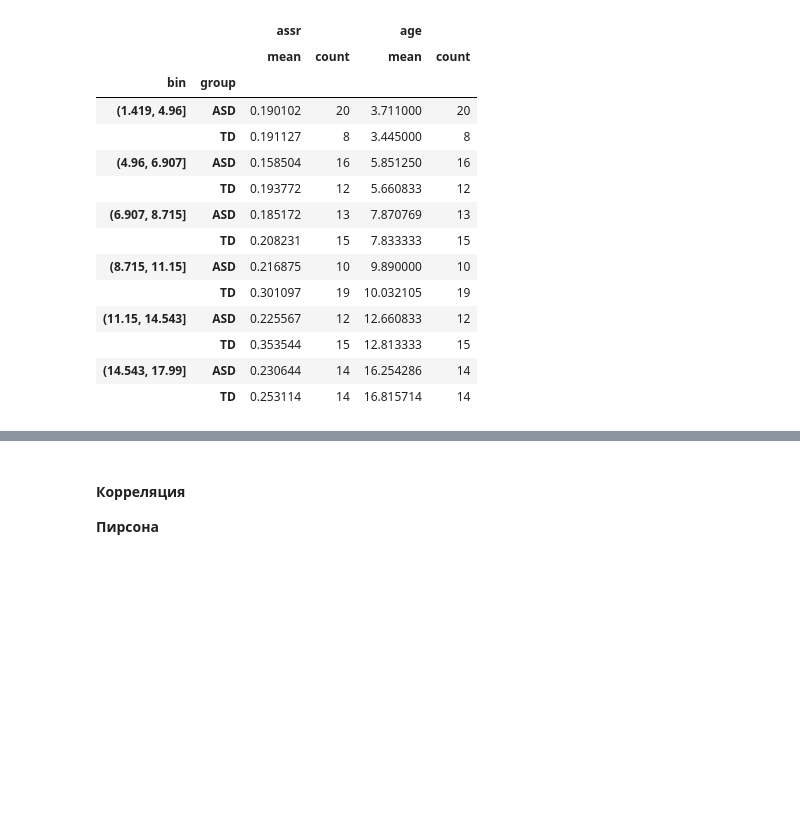
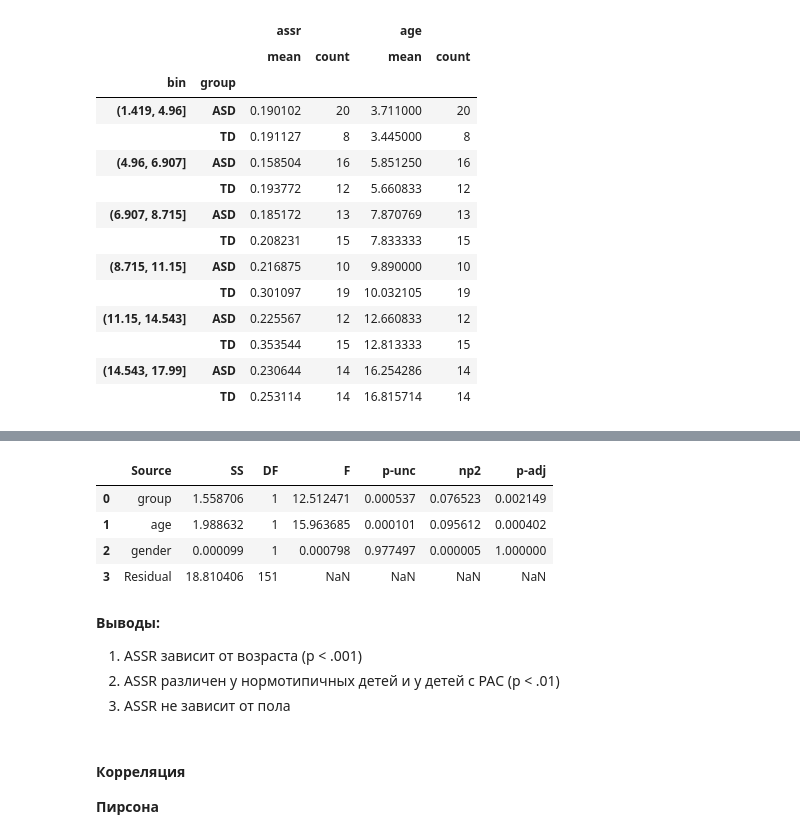
Before and after one commit to r1sephoenix/ihna_project, a Jupyter notebook: notebooks/assr.ipynb, the cells around one changed output, grey strips where cells are left out. Cells and saved outputs as stored; diff of their text form; code cells hidden in the pictures; blank space fills up the shorter version.

```diff
--- a/notebooks/assr.ipynb
+++ b/notebooks/assr.ipynb
@@ -78,3 +176,20 @@ df.groupby(['bin', 'group'])[['assr', 'age']].agg(['mean', 'count'])
+# %%
+df['log_assr'] = np.log(df['assr'])
+ancova = pg.ancova(data=df, dv='log_assr', covar=['age', 'gender'], between='group')
+ancova['p-adj'] = multipletests(ancova['p-unc'], method='bonferroni')[1]
+ancova
+# %% [output]
+|  | Source | SS | DF | F | p-unc | np2 | p-adj |
+| 0 | group | 1.558706 | 1 | 12.512471 | 0.000537 | 0.076523 | 0.002149 |
+| 1 | age | 1.988632 | 1 | 15.963685 | 0.000101 | 0.095612 | 0.000402 |
+| 2 | gender | 0.000099 | 1 | 0.000798 | 0.977497 | 0.000005 | 1.000000 |
+| 3 | Residual | 18.810406 | 151 | NaN | NaN | NaN | NaN |
+# %% [markdown]
+__Выводы:__
+
+1. ASSR зависит от возраста (p < .001)
+2. ASSR различен у нормотипичных детей и у детей с РАС (p < .01)
+3. ASSR не зависит от пола
 # %% [markdown]
 #### Корреляция
 
```
Also changed, not shown: parts of 22 cells of this notebook.
